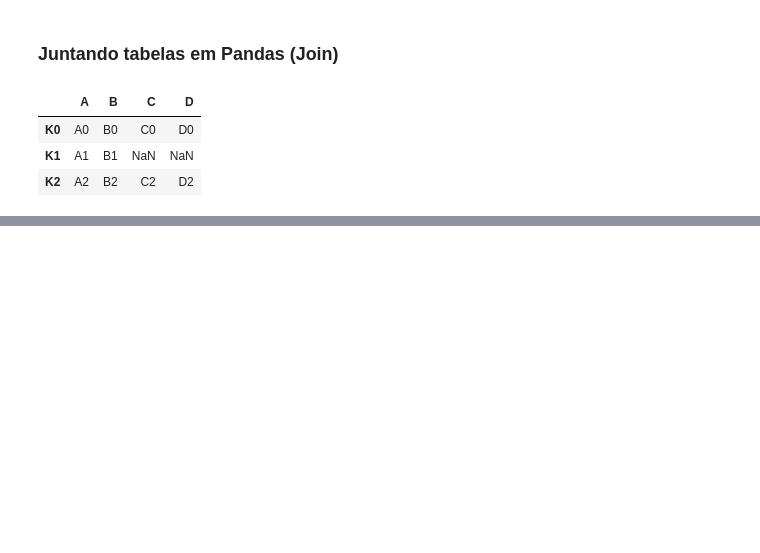
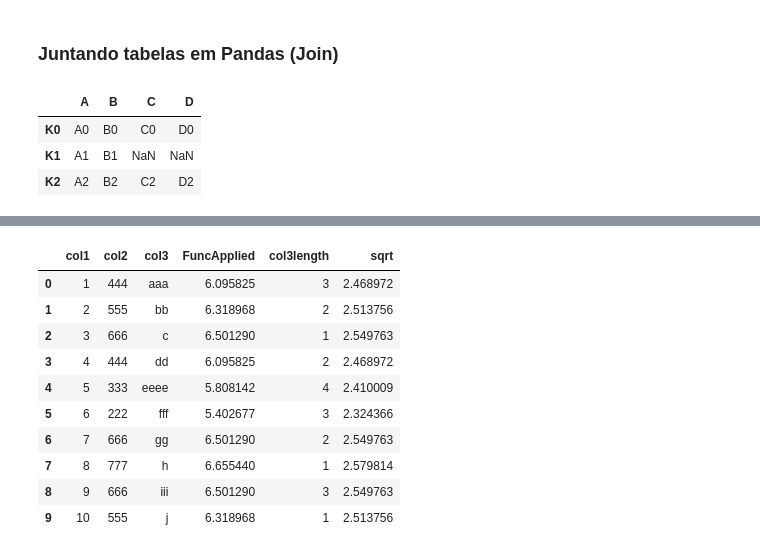
Before and after one commit to wellingtondantas/Projetos, a Jupyter notebook: Pandas-Advanced/pandas-advanced.ipynb, the cells around one changed output, grey strips where cells are left out. Saved outputs shown, nothing was run; the diff lists cells and outputs as text; code cells hidden in the pictures; blank space fills up the shorter version.

Commit message:
Pandas-Advanced-Update02
Atualização com o comando apply

```diff
--- a/Pandas-Advanced/pandas-advanced.ipynb
+++ b/Pandas-Advanced/pandas-advanced.ipynb
@@ -266,0 +283,5 @@ left.join(right)
+# %%
+df = pd.DataFrame({'col1':[1,2,3,4,5,6,7,8,9,10],
+                   'col2':[444,555,666,444,333,222,666,777,666,555],
+                   'col3':'aaa bb c dd eeee fff gg h iii j'.split()})
+df
@@ -266,0 +300,4 @@ left.join(right)
+# %%
+#Logaritmo neperiando
+df['FuncApplied'] = df['col2'].apply(lambda x : np.log(x))
+df
@@ -266,0 +316,3 @@ left.join(right)
+# %%
+df['col3length'] = df['col3'].apply(len)
+df
@@ -266,0 +331,15 @@ left.join(right)
+# %%
+df['sqrt'] = df['FuncApplied'].apply(lambda x: np.sqrt(x))
+df
+# %% [output]
+|  | col1 | col2 | col3 | FuncApplied | col3length | sqrt |
+| 0 | 1 | 444 | aaa | 6.095825 | 3 | 2.468972 |
+| 1 | 2 | 555 | bb | 6.318968 | 2 | 2.513756 |
+| 2 | 3 | 666 | c | 6.501290 | 1 | 2.549763 |
+| 3 | 4 | 444 | dd | 6.095825 | 2 | 2.468972 |
+| 4 | 5 | 333 | eeee | 5.808142 | 4 | 2.410009 |
+| 5 | 6 | 222 | fff | 5.402677 | 3 | 2.324366 |
+| 6 | 7 | 666 | gg | 6.501290 | 2 | 2.549763 |
+| 7 | 8 | 777 | h | 6.655440 | 1 | 2.579814 |
+| 8 | 9 | 666 | iii | 6.501290 | 3 | 2.549763 |
+| 9 | 10 | 555 | j | 6.318968 | 1 | 2.513756 |
```
Also changed, not shown: parts of 6 cells of this notebook.
